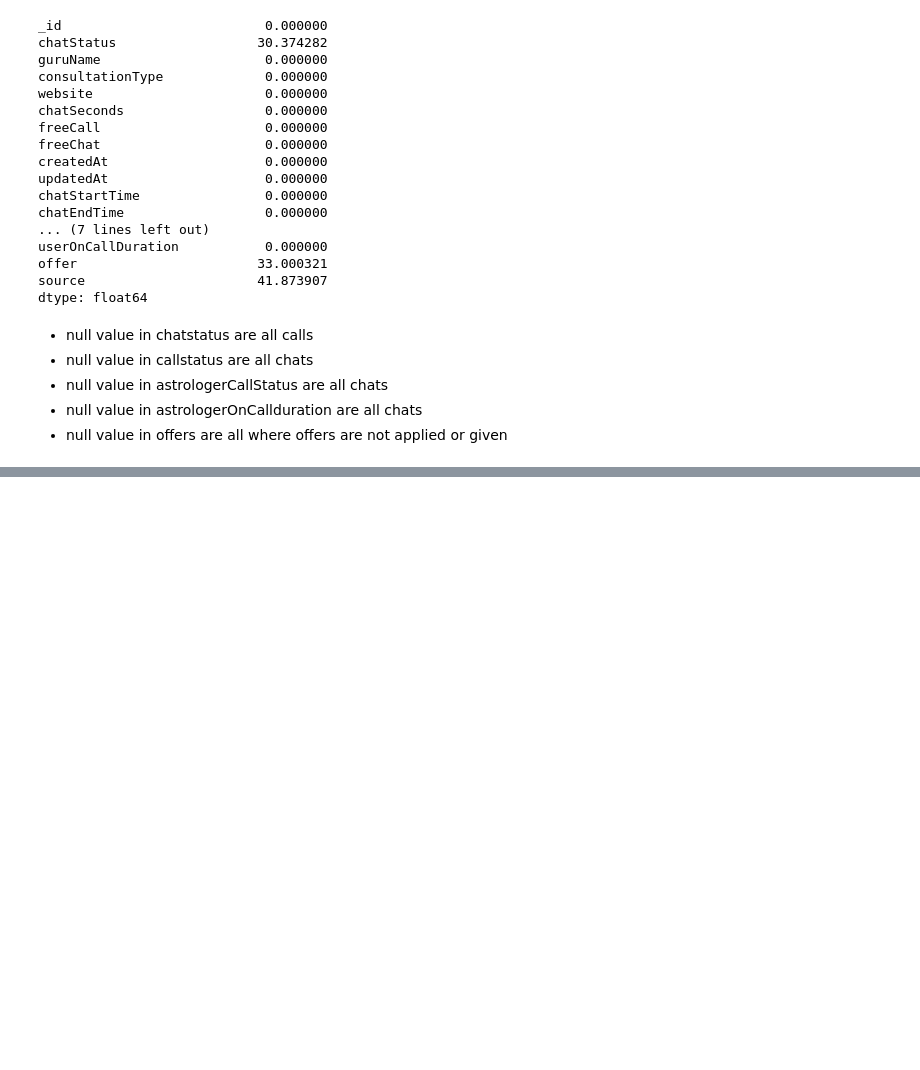
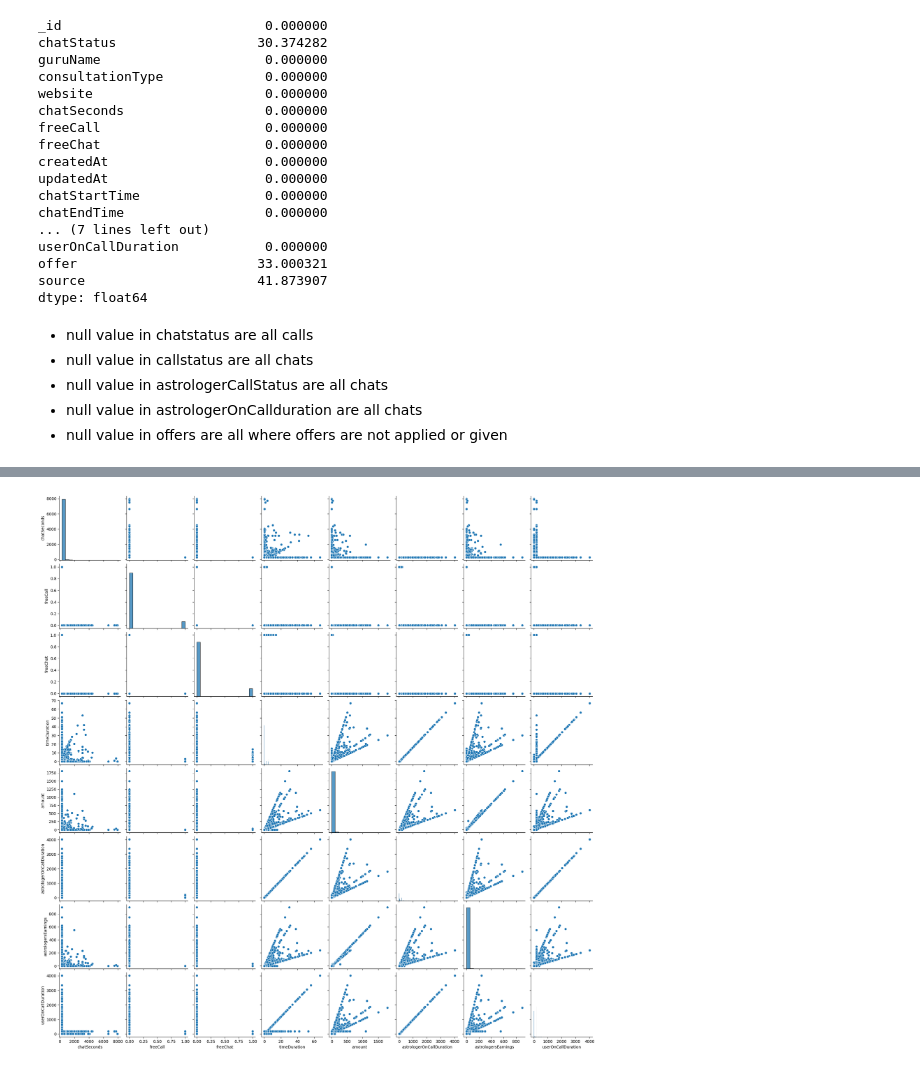
Before and after one commit to IshanSarkar/GAstro_Case-Study, a Jupyter notebook: Guruji_Astro_Assignment.ipynb, the cells around one changed output, grey strips where cells are left out. Saved outputs shown, nothing was run; the diff lists cells and outputs as text; code cells hidden in the pictures; blank space fills up the shorter version.

```diff
--- a/Guruji_Astro_Assignment.ipynb
+++ b/Guruji_Astro_Assignment.ipynb
@@ -1926,0 +1952,4 @@ data_clean.to_csv('data_clean.csv', index=False)
+# %%
+sns.pairplot(data_clean);
+# %% [output]
+[figure, added]
```
Also changed, not shown: parts of 90 cells of this notebook.
